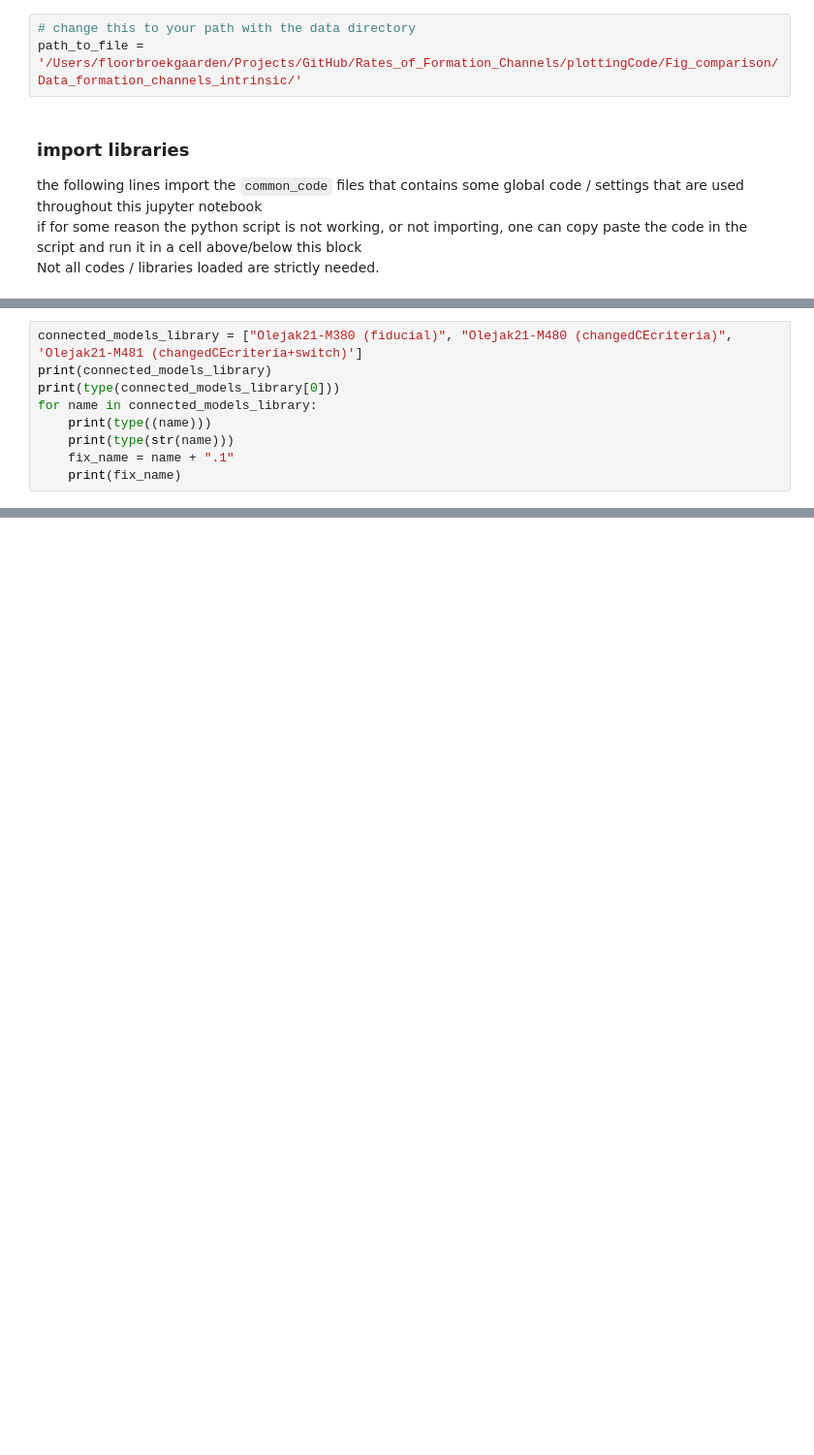
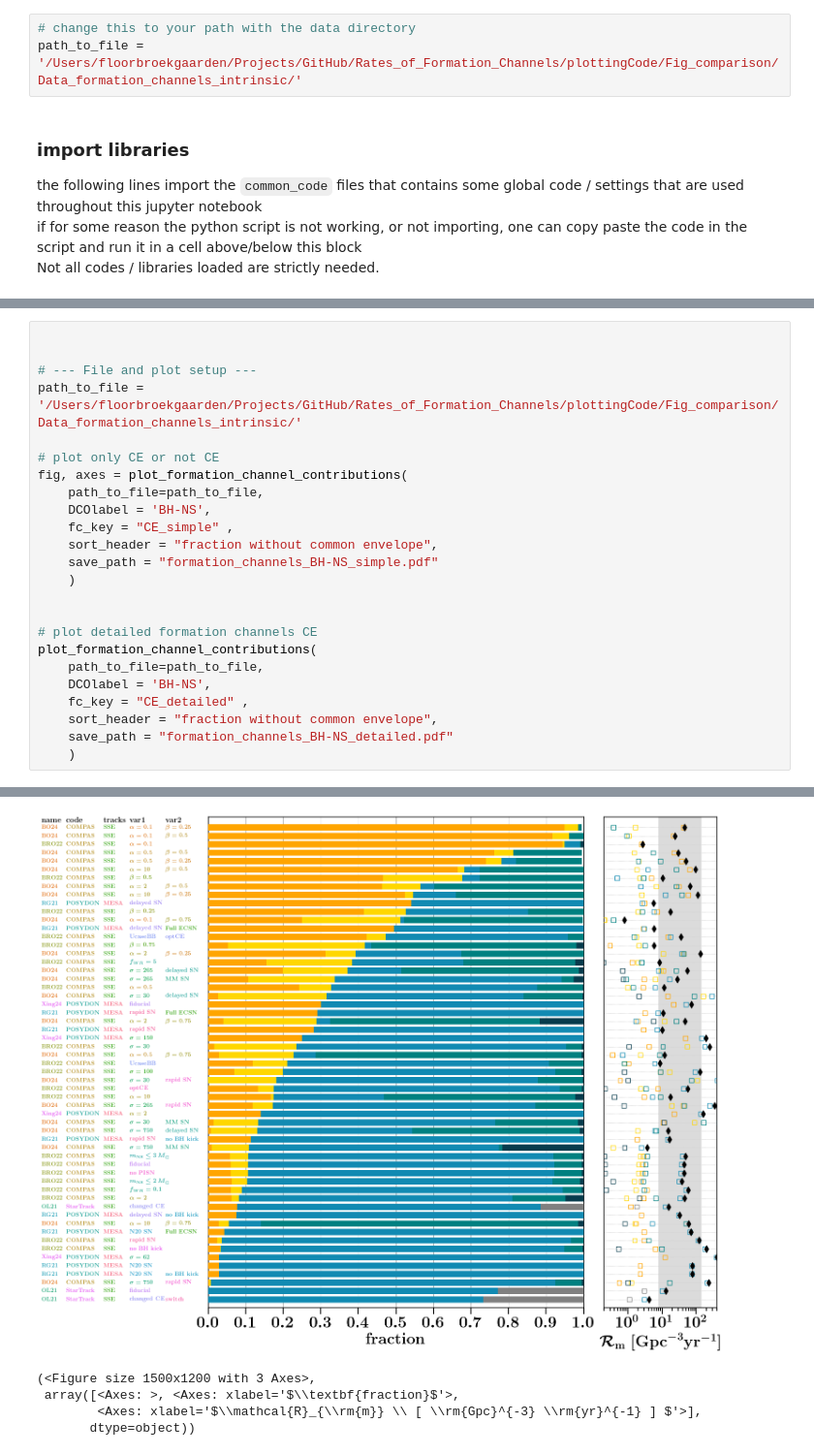
Before and after one commit to FloorBroekgaarden/Rates_of_Formation_Channels, a Jupyter notebook: plottingCode/Fig_comparison/rates_figure_formation_channels-CE_focus.ipynb, the cells around one changed output, grey strips where cells are left out. Shown at 97% size. Cells and saved outputs as stored; diff of their text form; blank space fills up the shorter version.

```diff
--- a/plottingCode/Fig_comparison/rates_figure_formation_channels-CE_focus.ipynb
+++ b/plottingCode/Fig_comparison/rates_figure_formation_channels-CE_focus.ipynb
@@ -4440,9 +21,0 @@ plt.show()
-# %%
-connected_models_library = ["Olejak21-M380 (fiducial)", "Olejak21-M480 (changedCEcriteria)", 'Olejak21-M481 (changedCEcriteria+switch)']
-print(connected_models_library)
-print(type(connected_models_library[0]))
-for name in connected_models_library:
-    print(type((name)))
-    print(type(str(name)))
-    fix_name = name + ".1"
-    print(fix_name)
@@ -4951,0 +526,25 @@ for name in connected_models_library:
+# %%
+
+
+# --- File and plot setup ---
+path_to_file = '/Users/floorbroekgaarden/Projects/GitHub/Rates_of_Formation_Channels/plottingCode/Fig_comparison/Data_formation_channels_intrinsic/'
+
+# plot only CE or not CE
+fig, axes = plot_formation_channel_contributions(
+    path_to_file=path_to_file,
+    DCOlabel = 'BH-NS',
+    fc_key = "CE_simple" ,
+    sort_header = "fraction without common envelope",
+    save_path = "formation_channels_BH-NS_simple.pdf"
+    )
+
+
+# plot detailed formation channels CE
+plot_formation_channel_contributions(
+    path_to_file=path_to_file,
+    DCOlabel = 'BH-NS',
+    fc_key = "CE_detailed" ,
+    sort_header = "fraction without common envelope",
+    save_path = "formation_channels_BH-NS_detailed.pdf"
+    )
+# %% [output]
@@ -4951,0 +552,5 @@ for name in connected_models_library:
+[figure, added]
+(<Figure size 1500x1200 with 3 Axes>,
+ array([<Axes: >, <Axes: xlabel='$\\textbf{fraction}$'>,
+        <Axes: xlabel='$\\mathcal{R}_{\\rm{m}} \\ [ \\rm{Gpc}^{-3} \\rm{yr}^{-1} ] $'>],
+       dtype=object))
```
Also changed, not shown: parts of 72 cells of this notebook.
